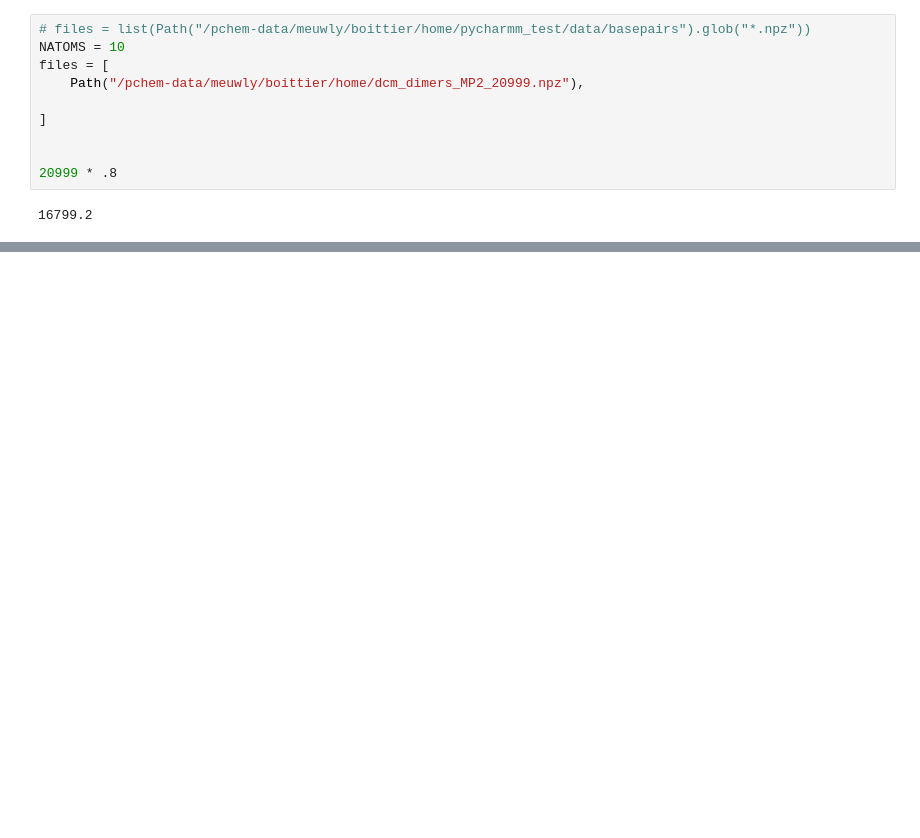
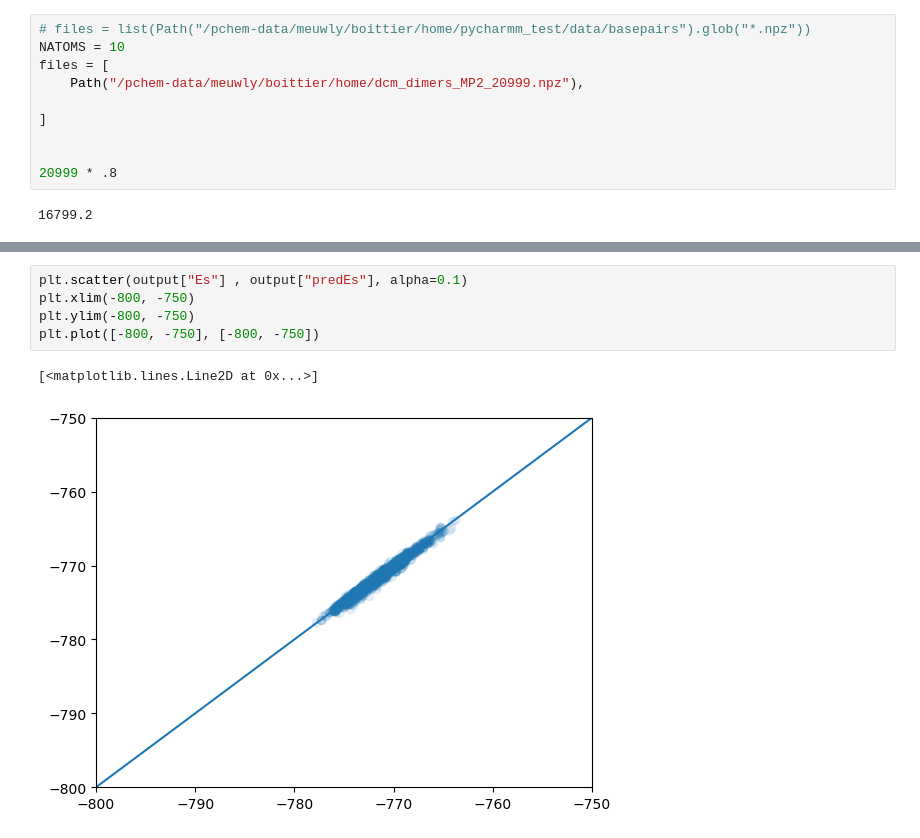
Before and after one commit to EricBoittier/JaxPycharmm, a Jupyter notebook: example_training/dichloromethane-data.ipynb, the cells around one changed output, grey strips where cells are left out. Cells and saved outputs as stored; diff of their text form; blank space fills up the shorter version.

```diff
--- a/example_training/dichloromethane-data.ipynb
+++ b/example_training/dichloromethane-data.ipynb
@@ -182,0 +255,8 @@ Start Time:  16:54:41
+# %%
+plt.scatter(output["Es"] , output["predEs"], alpha=0.1)
+plt.xlim(-800, -750)
+plt.ylim(-800, -750)
+plt.plot([-800, -750], [-800, -750])
+# %% [output]
+[<matplotlib.lines.Line2D at 0x...>]
+[figure, added]
```
Also changed, not shown: parts of 13 cells of this notebook, 5 other files.
